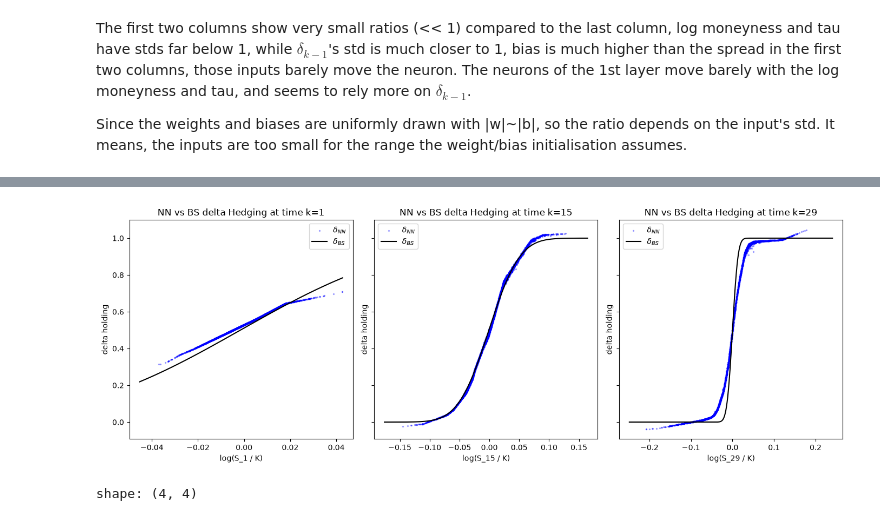
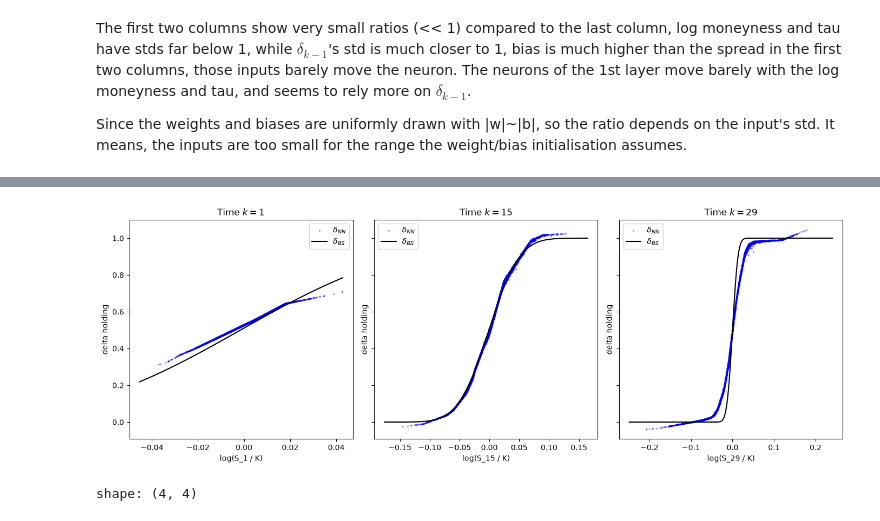
Before and after one commit to AnesABDOU/DeepHedging, a Jupyter notebook: notebooks/nn_res_analysis.ipynb, the cells around one changed output, grey strips where cells are left out. Cells and saved outputs as stored; diff of their text form; code cells hidden in the pictures.

```diff
--- a/notebooks/nn_res_analysis.ipynb
+++ b/notebooks/nn_res_analysis.ipynb
@@ -10,0 +20,6 @@ from deep_hedging.black_scholes import black_scholes_call_price
+# %%
+run_path_raw = Path("../runs/entropic_nocost_seed0")
+save_path_raw = Path("results/run_with_raw_inputs_results")
+
+run_path_scaled = Path("../runs/entropic_nocost_scaled_seed0")
+save_path_scaled = Path("results/run_with_scaling_inputs_results")
@@ -674,29 +468,5 @@ plt.savefig("results/run_with_scaling_inputs_results/RMS_over_option_life.png",
 # %%
-timesteps = [1, 15, 29]
-fig, axes = plt.subplots(1, len(timesteps), figsize=(14, 5), sharey=True)
-
-g = torch.Generator().manual_seed(1)
-sub = torch.randperm(N, generator=g)[:5000]
-
-for k, ax in zip(timesteps, axes):
-    x = torch.log(test_S[:, k, 0] / K)
-    y_nn = nn_delta[:, k, 0]
-    y_bs = bs_delta[:, k, 0]
-
-    ax.scatter(x[sub], y_nn[sub], s=2, color="blue", alpha=0.3, label=r"$\delta_{NN}$")
-
-    order = torch.argsort(x)
-    ax.plot(x[order], y_bs[order], color="black", label=r"$\delta_{BS}$")
-
-    ax.set_title(f"NN vs BS delta Hedging at time k={k}")
-    ax.set_xlabel(f"log(S_{k} / K)")
-    ax.set_ylabel(f"delta holding")
-
-    ax.legend()
-
-plt.tight_layout()
-plt.show()
-fig.savefig("results/run_with_scaling_inputs_results/delta_comparison_k1_k15_k29.png", dpi=150, bbox_inches="tight")
+delta_comp_scaled = plot_delta_comparison(run_path=run_path_scaled, timesteps=[1, 15, 29], model_name="Scaled Inputs Model", save_dir=save_path_scaled)
 # %% [output]
-[figure, old version]
+[figure, new version]
 # %%
```
Also changed, not shown: parts of 48 cells of this notebook.
